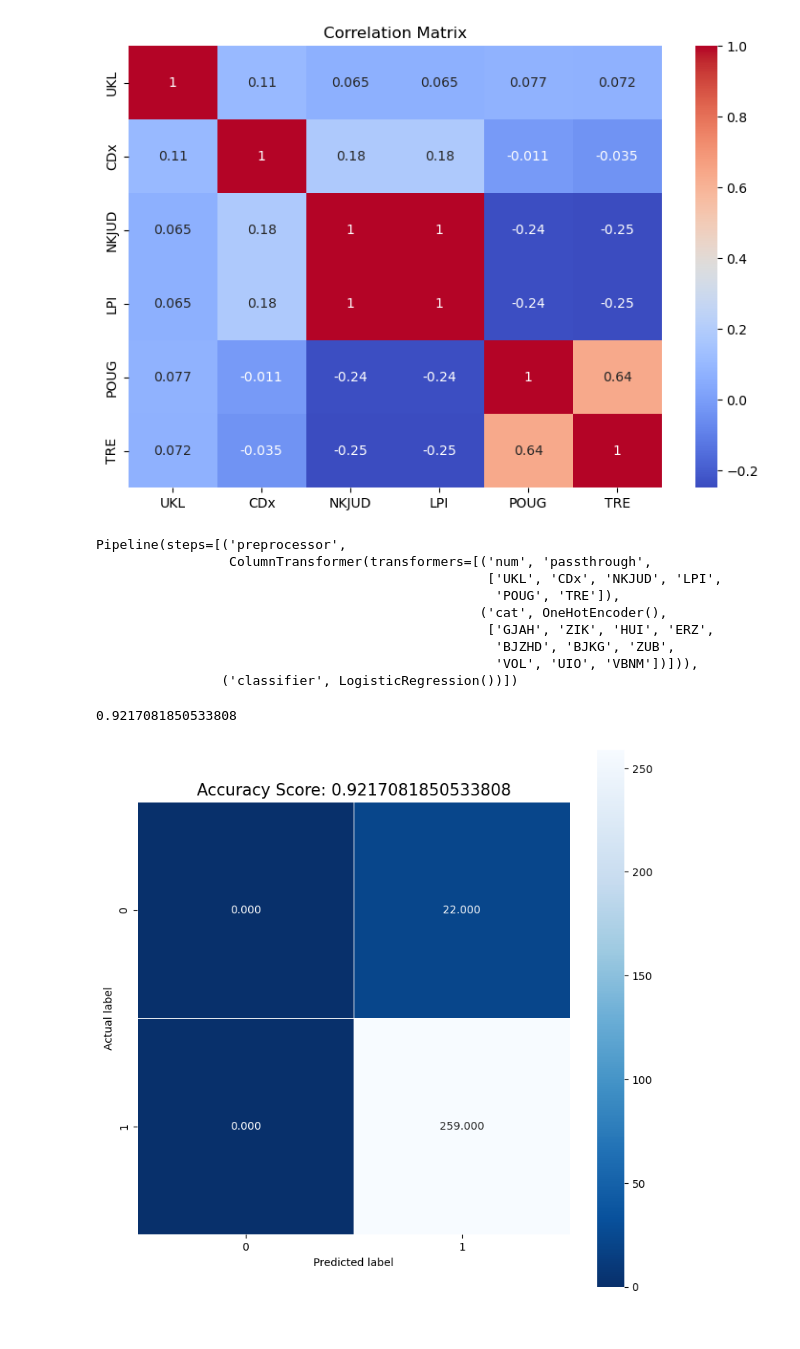
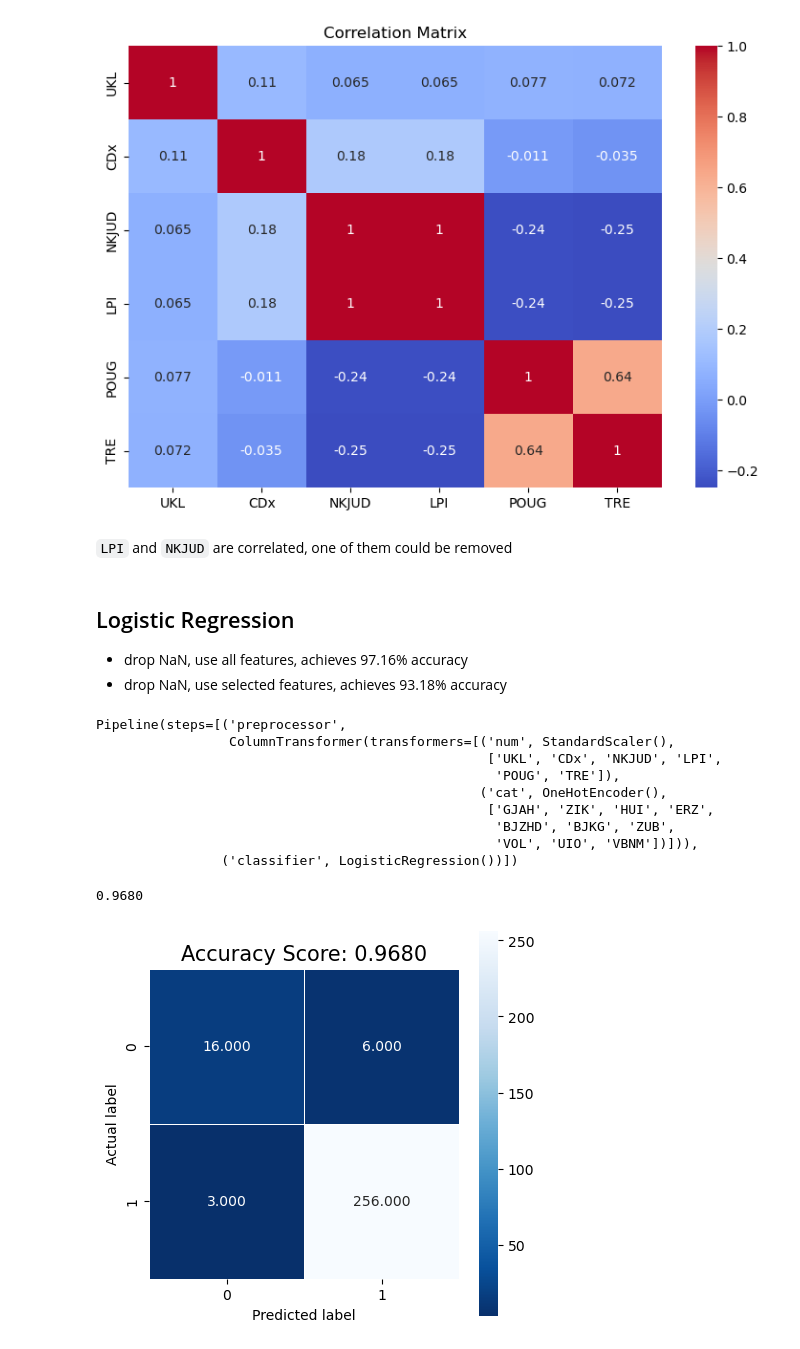
Before and after one commit to msskzx/problem-solvn, a Jupyter notebook: python_solutions/challenges/data-tasks/logistic-regression.ipynb, the cells around one changed output. Saved outputs shown, nothing was run; the diff lists cells and outputs as text; code cells hidden in the pictures.

Commit message:
standard scaling, compare LR

```diff
--- a/python_solutions/challenges/data-tasks/logistic-regression.ipynb
+++ b/python_solutions/challenges/data-tasks/logistic-regression.ipynb
@@ -136,10 +135,17 @@ print(encoder.classes_)
 # %%
 # numerical columns
 numerical_features = [x for x in x_train if x_train[x].dtypes != 'object']
+categorical_features = [x for x in x_train if x_train[x].dtypes == 'object']
 fig, axs = plt.subplots(len(numerical_features), figsize=(5, 10))
 
+# normailze to accomodate outliers
+preprocessor = StandardScaler()
+x_train_numerical = x_train[numerical_features]
+x_train_scaled = preprocessor.fit_transform(x_train_numerical)
+
 for i, x in enumerate(numerical_features):
-    axs[i].scatter(x_train[x], y_train)
+    sns.boxplot(x=y_train, y=x_train_scaled[:, i], data=x_train_numerical, ax=axs[i])
+    #axs[i].set_yscale('log')
     axs[i].set_xlabel(x)
 
 # Adjust spacing between subplots
@@ -172,11 +182,26 @@ plt.title('Correlation Matrix')
 # %% [output]
 Text(0.5, 1.0, 'Correlation Matrix')
 [figure]
+# %% [markdown]
+`LPI` and `NKJUD` are correlated, one of them could be removed
+# %% [markdown]
+## Logistic Regression
+- drop NaN, use all features, achieves 97.16% accuracy
+- drop NaN, use selected features, achieves 93.18% accuracy
 # %%
-# Define the preprocessor for one-hot encoding
+# Define the preprocessor
+# apply standard scaler normalization for numerical features
+# and one-hot encoding for categorical features
+
+# remove NKJUD because its strongly correlated to LPI
+selected_numerical_features = ['UKL', 'CDx', 'LPI', 'POUG', 'TRE']
+# use only these categorical features, since the categories differ for some of thier categories.
+# instead of the arbitrary distribution of the other variables
+selected_categorical_features = ['GJAH', 'HUI', 'ERZ', 'BJKG', 'BJZHD']
+
 preprocessor = ColumnTransformer(
     transformers=[
-        ('num', 'passthrough', numerical_features),
+        ('num', StandardScaler(), numerical_features),
         ('cat', OneHotEncoder(), categorical_features)
     ])
 
@@ -186,10 +211,10 @@ model = Pipeline(steps=[
     ('classifier', LogisticRegression())
 ])
 
-model.fit(x_train, y_train)
+model.fit(x_train[numerical_features + categorical_features], y_train)
 # %% [output]
 Pipeline(steps=[('preprocessor',
-                 ColumnTransformer(transformers=[('num', 'passthrough',
+                 ColumnTransformer(transformers=[('num', StandardScaler(),
                                                   ['UKL', 'CDx', 'NKJUD', 'LPI',
                                                    'POUG', 'TRE']),
                                                  ('cat', OneHotEncoder(),
@@ -197,20 +222,19 @@ Pipeline(steps=[('preprocessor',
                                                    'BJZHD', 'BJKG', 'ZUB',
                                                    'VOL', 'UIO', 'VBNM'])])),
                 ('classifier', LogisticRegression())])
-# %%
-y_val_pred = model.predict(x_val)
-score = model.score(x_val, y_val)
-print(score)
-# %% [output]
-0.9217081850533808
 # %%
+y_val_pred = model.predict(x_val)
+score = model.score(x_val, y_val)
+score = format(score, '.4f')
+print(score)
 confusion_matrix = sk_metrics.confusion_matrix(y_val, y_val_pred)
 
-plt.figure(figsize=(9,9))
+plt.figure(figsize=(5,5))
 sns.heatmap(confusion_matrix, annot=True, fmt=".3f", linewidths=.5, square = True, cmap = 'Blues_r');
 plt.ylabel('Actual label');
 plt.xlabel('Predicted label');
 all_sample_title = 'Accuracy Score: {0}'.format(score)
 plt.title(all_sample_title, size = 15);
 # %% [output]
+0.9680
-[figure, old version]
+[figure, new version]
```
Also changed, not shown: parts of 7 cells of this notebook.
